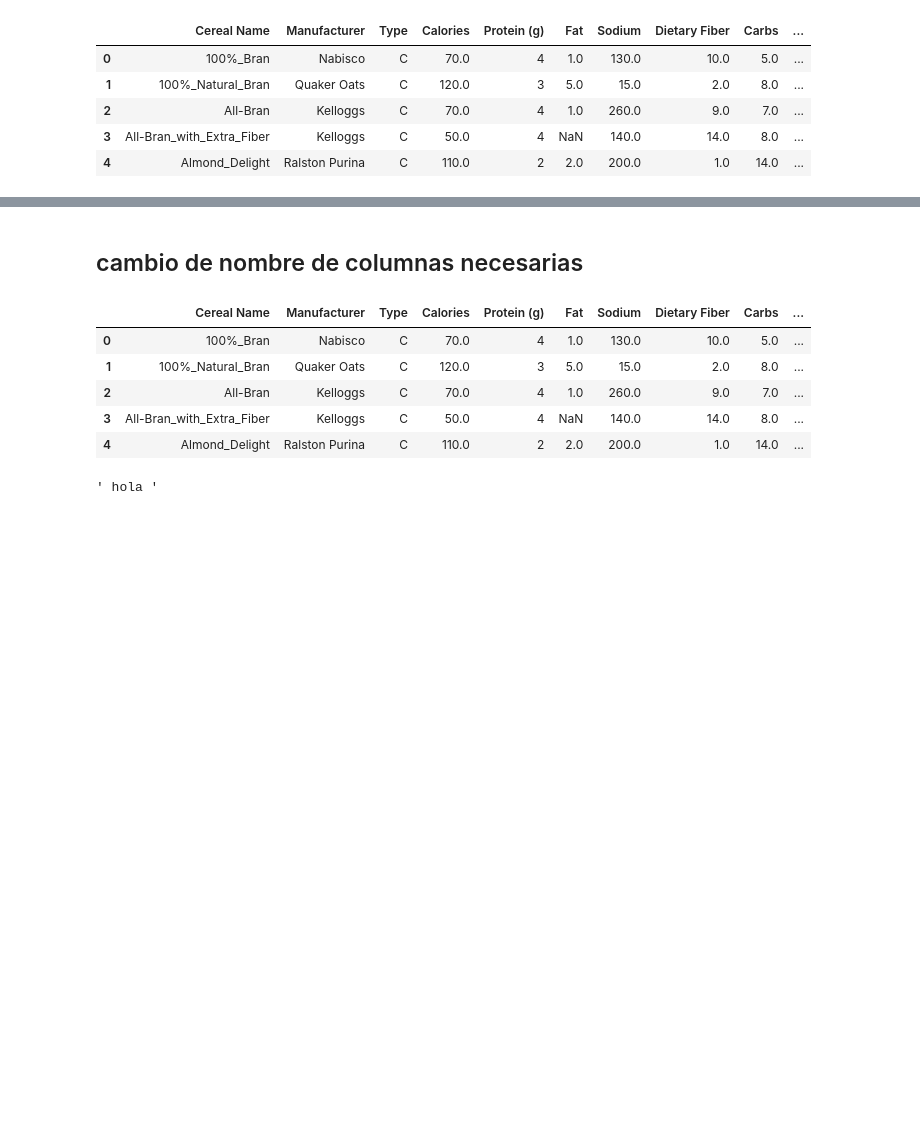
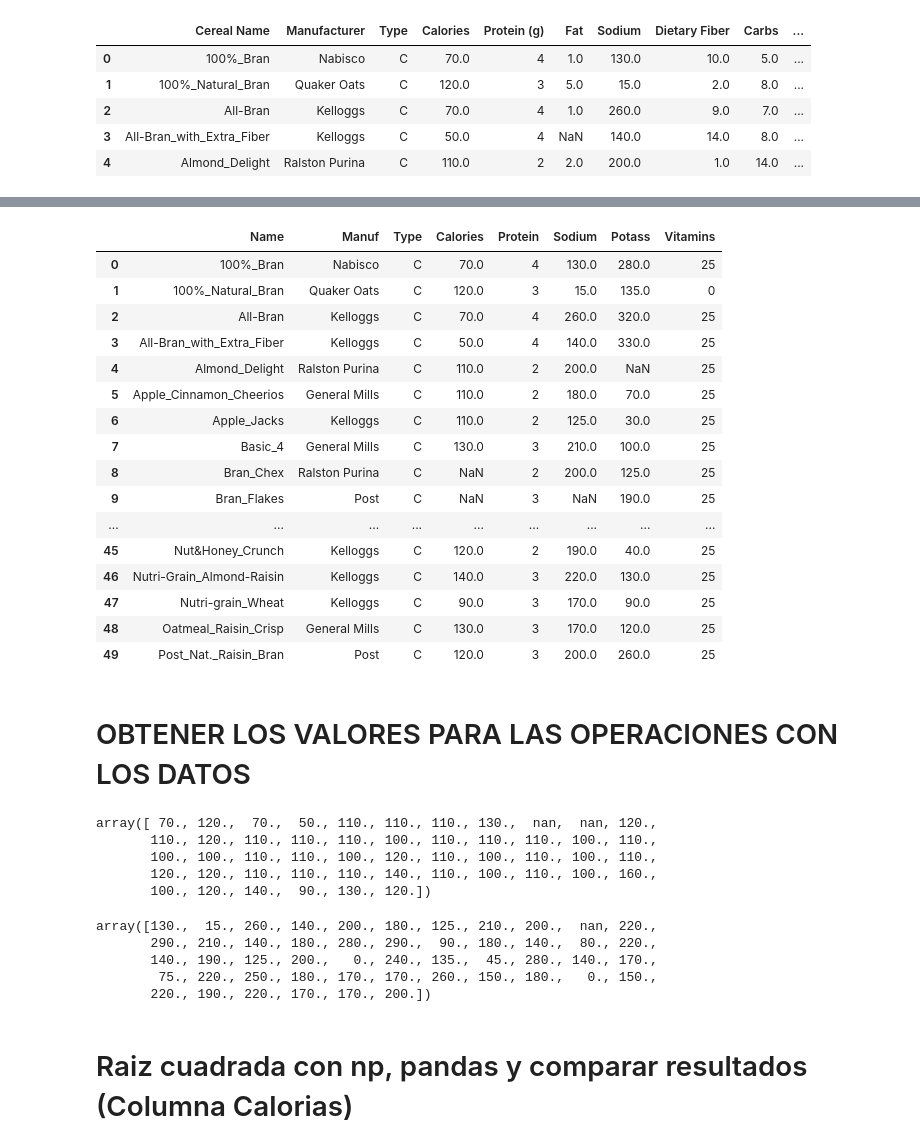
Before and after one commit to Kevin12-0/python-practics, a Jupyter notebook: ejecicios/notebook.ipynb, the cells around one changed output, grey strips where cells are left out. Cells and saved outputs as stored; diff of their text form; code cells hidden in the pictures; blank space fills up the shorter version.

```diff
--- a/ejecicios/notebook.ipynb
+++ b/ejecicios/notebook.ipynb
@@ -39,0 +43,4 @@ DFCereal.describe()
+# %%
+name_columns = {'Cereal Name':'Name','Manufacturer':'Manuf','Protein (g)':'Protein','Potassium':'Potass','Vitamins and Minerals':'Vitamins'}
+# %%
+DFCereal = DFCereal.rename(columns=name_columns)
@@ -53,18 +72,50 @@ DFSCereal.describe()
 | 50% | 110.000000 | 2.000000 | 1.000000 | 180.000000 | 1.500000 | 14.000000 | 8.000000 | 2.000000 | 90.000000 | ... |
 | 75% | 120.000000 | 3.000000 | 2.000000 | 220.000000 | 3.000000 | 17.000000 | 11.250000 | 3.000000 | 120.000000 | ... |
 | max | 160.000000 | 6.000000 | 5.000000 | 290.000000 | 14.000000 | 22.000000 | 15.000000 | 3.000000 | 330.000000 | ... |
-# %% [markdown]
-## cambio de nombre de columnas necesarias
+# %%
+DFSCereal = DFSCereal[['Name','Manuf','Type','Calories','Protein','Sodium','Potass','Vitamins']]
 # %%
-DFSCereal.head()
+DFSCereal
 # %% [output]
-|  | Cereal Name | Manufacturer | Type | Calories | Protein (g) | Fat | Sodium | Dietary Fiber | Carbs | ... |
-| 0 | 100%_Bran | Nabisco | C | 70.0 | 4 | 1.0 | 130.0 | 10.0 | 5.0 | ... |
-| 1 | 100%_Natural_Bran | Quaker Oats | C | 120.0 | 3 | 5.0 | 15.0 | 2.0 | 8.0 | ... |
-| 2 | All-Bran | Kelloggs | C | 70.0 | 4 | 1.0 | 260.0 | 9.0 | 7.0 | ... |
-| 3 | All-Bran_with_Extra_Fiber | Kelloggs | C | 50.0 | 4 | NaN | 140.0 | 14.0 | 8.0 | ... |
-| 4 | Almond_Delight | Ralston Purina | C | 110.0 | 2 | 2.0 | 200.0 | 1.0 | 14.0 | ... |
+|  | Name | Manuf | Type | Calories | Protein | Sodium | Potass | Vitamins |
+| 0 | 100%_Bran | Nabisco | C | 70.0 | 4 | 130.0 | 280.0 | 25 |
+| 1 | 100%_Natural_Bran | Quaker Oats | C | 120.0 | 3 | 15.0 | 135.0 | 0 |
+| 2 | All-Bran | Kelloggs | C | 70.0 | 4 | 260.0 | 320.0 | 25 |
+| 3 | All-Bran_with_Extra_Fiber | Kelloggs | C | 50.0 | 4 | 140.0 | 330.0 | 25 |
+| 4 | Almond_Delight | Ralston Purina | C | 110.0 | 2 | 200.0 | NaN | 25 |
+| 5 | Apple_Cinnamon_Cheerios | General Mills | C | 110.0 | 2 | 180.0 | 70.0 | 25 |
+| 6 | Apple_Jacks | Kelloggs | C | 110.0 | 2 | 125.0 | 30.0 | 25 |
+| 7 | Basic_4 | General Mills | C | 130.0 | 3 | 210.0 | 100.0 | 25 |
+| 8 | Bran_Chex | Ralston Purina | C | NaN | 2 | 200.0 | 125.0 | 25 |
+| 9 | Bran_Flakes | Post | C | NaN | 3 | NaN | 190.0 | 25 |
+| ... | ... | ... | ... | ... | ... | ... | ... | ... |
+| 45 | Nut&Honey_Crunch | Kelloggs | C | 120.0 | 2 | 190.0 | 40.0 | 25 |
+| 46 | Nutri-Grain_Almond-Raisin | Kelloggs | C | 140.0 | 3 | 220.0 | 130.0 | 25 |
+| 47 | Nutri-grain_Wheat | Kelloggs | C | 90.0 | 3 | 170.0 | 90.0 | 25 |
+| 48 | Oatmeal_Raisin_Crisp | General Mills | C | 130.0 | 3 | 170.0 | 120.0 | 25 |
+| 49 | Post_Nat._Raisin_Bran | Post | C | 120.0 | 3 | 200.0 | 260.0 | 25 |
-# %%
-""" hola """
-# %% [output]
-' hola '
+# %% [markdown]
+# OBTENER LOS VALORES PARA LAS OPERACIONES CON LOS DATOS
+# %%
+""" valores de calories """
+
+calories_values = DFSCereal['Calories'].values
+calories_values
+# %% [output]
+array([ 70., 120.,  70.,  50., 110., 110., 110., 130.,  nan,  nan, 120.,
+       110., 120., 110., 110., 110., 100., 110., 110., 110., 100., 110.,
+       100., 100., 110., 110., 100., 120., 110., 100., 110., 100., 110.,
+       120., 120., 110., 110., 110., 140., 110., 100., 110., 100., 160.,
+       100., 120., 140.,  90., 130., 120.])
+# %%
+""" valores del sodio """
+sodium_values = DFSCereal['Sodium'].values
+sodium_values
+# %% [output]
+array([130.,  15., 260., 140., 200., 180., 125., 210., 200.,  nan, 220.,
+       290., 210., 140., 180., 280., 290.,  90., 180., 140.,  80., 220.,
+       140., 190., 125., 200.,   0., 240., 135.,  45., 280., 140., 170.,
+        75., 220., 250., 180., 170., 170., 260., 150., 180.,   0., 150.,
+       220., 190., 220., 170., 170., 200.])
+# %% [markdown]
+# Raiz cuadrada con np, pandas y comparar resultados (Columna Calorias)
```
Also changed, not shown: parts of 15 cells of this notebook, 1 other file.
